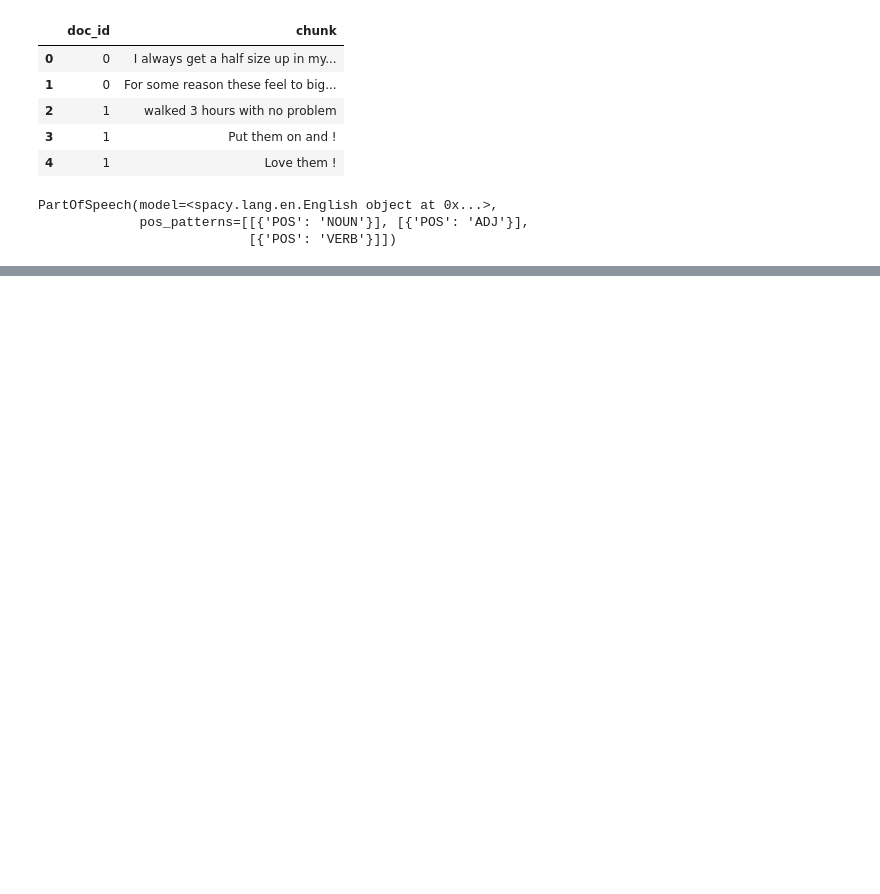
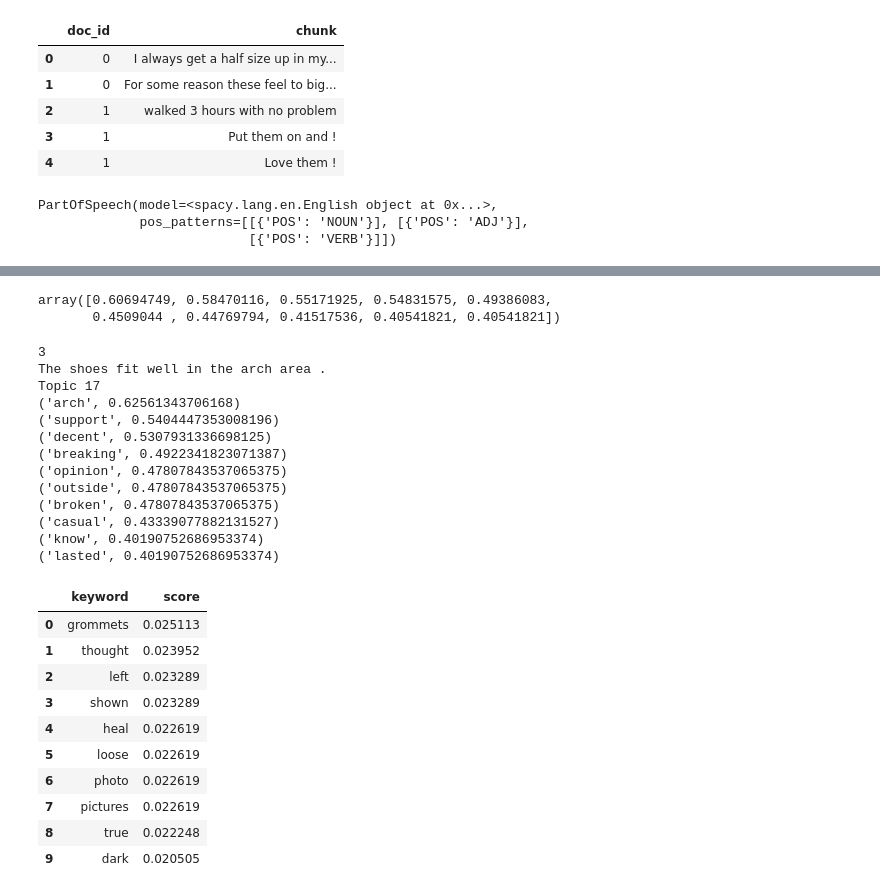
Before and after one commit to EyeofBeholder-NLeSC/orange3-argument, a Jupyter notebook: notebooks/ArguTopic.ipynb, the cells around one changed output, grey strips where cells are left out. Cells and saved outputs as stored; diff of their text form; code cells hidden in the pictures; blank space fills up the shorter version.

Commit message:
Explore the way of merging chunk topics into argument topic.

```diff
--- a/notebooks/ArguTopic.ipynb
+++ b/notebooks/ArguTopic.ipynb
@@ -62,0 +83,59 @@ topic_model.get_topic(23)
+# %%
+import copy
+import numpy as np
+
+full_topics = copy.deepcopy(topic_model.get_topics())
+full_topics.pop(-1)
+
+size = topic_model.top_n_words
+keywords = []
+keyword_scores = []
+for i in full_topics:
+    full_topic = full_topics[i]
+    keywords += [w[0] for w in full_topic]
+    keyword_scores.append([w[1] for w in full_topic])
+keyword_scores = np.array(keyword_scores)
+# %% [output]
+array([0.60694749, 0.58470116, 0.55171925, 0.54831575, 0.49386083,
+       0.4509044 , 0.44769794, 0.41517536, 0.40541821, 0.40541821])
+# %%
+# Merging topics by distribution may decrease the performance though
+i = 7
+result = keyword_scores * probs[i][:, np.newaxis]
+df_doc_keyword = pd.DataFrame({
+    "keyword": keywords,
+    "score": result.flatten()
+})
+df_doc_keyword = df_doc_keyword.groupby('keyword', as_index=False).max().sort_values(
+    by="score", ascending=False).reset_index(drop=True)
+print(docs.loc[i]['doc_id'])
+print(docs.loc[i]['chunk'])
+print("Topic %i" % topics[i])
+for w in topic_model.get_topic(topics[i]):
+    print(w)
+df_doc_keyword.loc[0:9]
+# %% [output]
+3
+The shoes fit well in the arch area .
+Topic 17
+('arch', 0.62561343706168)
+('support', 0.5404447353008196)
+('decent', 0.5307931336698125)
+('breaking', 0.4922341823071387)
+('opinion', 0.47807843537065375)
+('outside', 0.47807843537065375)
+('broken', 0.47807843537065375)
+('casual', 0.43339077882131527)
+('know', 0.40190752686953374)
+('lasted', 0.40190752686953374)
+|  | keyword | score |
+| 0 | grommets | 0.025113 |
+| 1 | thought | 0.023952 |
+| 2 | left | 0.023289 |
+| 3 | shown | 0.023289 |
+| 4 | heal | 0.022619 |
+| 5 | loose | 0.022619 |
+| 6 | photo | 0.022619 |
+| 7 | pictures | 0.022619 |
+| 8 | true | 0.022248 |
+| 9 | dark | 0.020505 |
```
Also changed, not shown: parts of 3 cells of this notebook, 1 other file.
